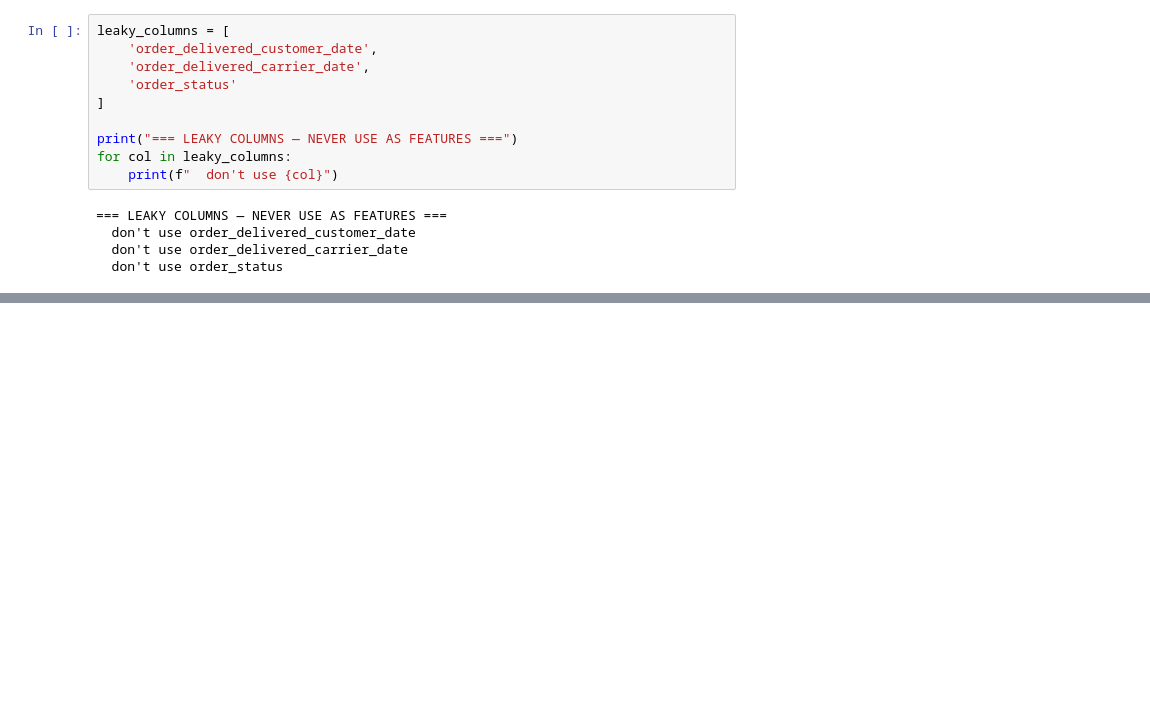
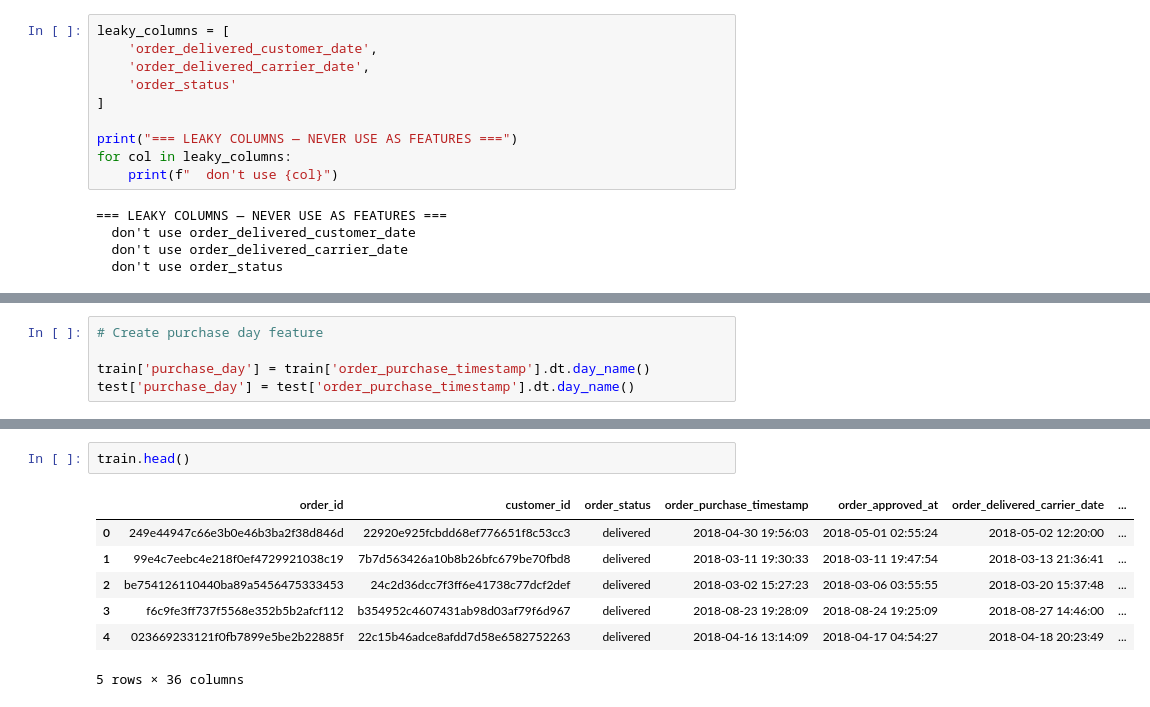
Before and after one commit to Mohamedsafwannn/MLOPS_pgp, a Jupyter notebook: notebook/feature_engineering.ipynb, the cells around one changed output, grey strips where cells are left out. Cells and saved outputs as stored; diff of their text form; blank space fills up the shorter version.

```diff
--- a/notebook/feature_engineering.ipynb
+++ b/notebook/feature_engineering.ipynb
@@ -114,0 +139,5 @@ for col in leaky_columns:
+# %%
+# Create purchase day feature
+
+train['purchase_day'] = train['order_purchase_timestamp'].dt.day_name()
+test['purchase_day'] = test['order_purchase_timestamp'].dt.day_name()
@@ -114,0 +321,10 @@ for col in leaky_columns:
+# %%
+train.head()
+# %% [output]
+|  | order_id | customer_id | order_status | order_purchase_timestamp | order_approved_at | order_delivered_carrier_date | ... |
+| 0 | 249e44947c66e3b0e46b3ba2f38d846d | 22920e925fcbdd68ef776651f8c53cc3 | delivered | 2018-04-30 19:56:03 | 2018-05-01 02:55:24 | 2018-05-02 12:20:00 | ... |
+| 1 | 99e4c7eebc4e218f0ef4729921038c19 | 7b7d563426a10b8b26bfc679be70fbd8 | delivered | 2018-03-11 19:30:33 | 2018-03-11 19:47:54 | 2018-03-13 21:36:41 | ... |
+| 2 | be754126110440ba89a5456475333453 | 24c2d36dcc7f3ff6e41738c77dcf2def | delivered | 2018-03-02 15:27:23 | 2018-03-06 03:55:55 | 2018-03-20 15:37:48 | ... |
+| 3 | f6c9fe3ff737f5568e352b5b2afcf112 | b354952c4607431ab98d03af79f6d967 | delivered | 2018-08-23 19:28:09 | 2018-08-24 19:25:09 | 2018-08-27 14:46:00 | ... |
+| 4 | 023669233121f0fb7899e5be2b22885f | 22c15b46adce8afdd7d58e6582752263 | delivered | 2018-04-16 13:14:09 | 2018-04-17 04:54:27 | 2018-04-18 20:23:49 | ... |
+5 rows × 36 columns
```
Also changed, not shown: parts of 31 cells of this notebook, 2 other files.
